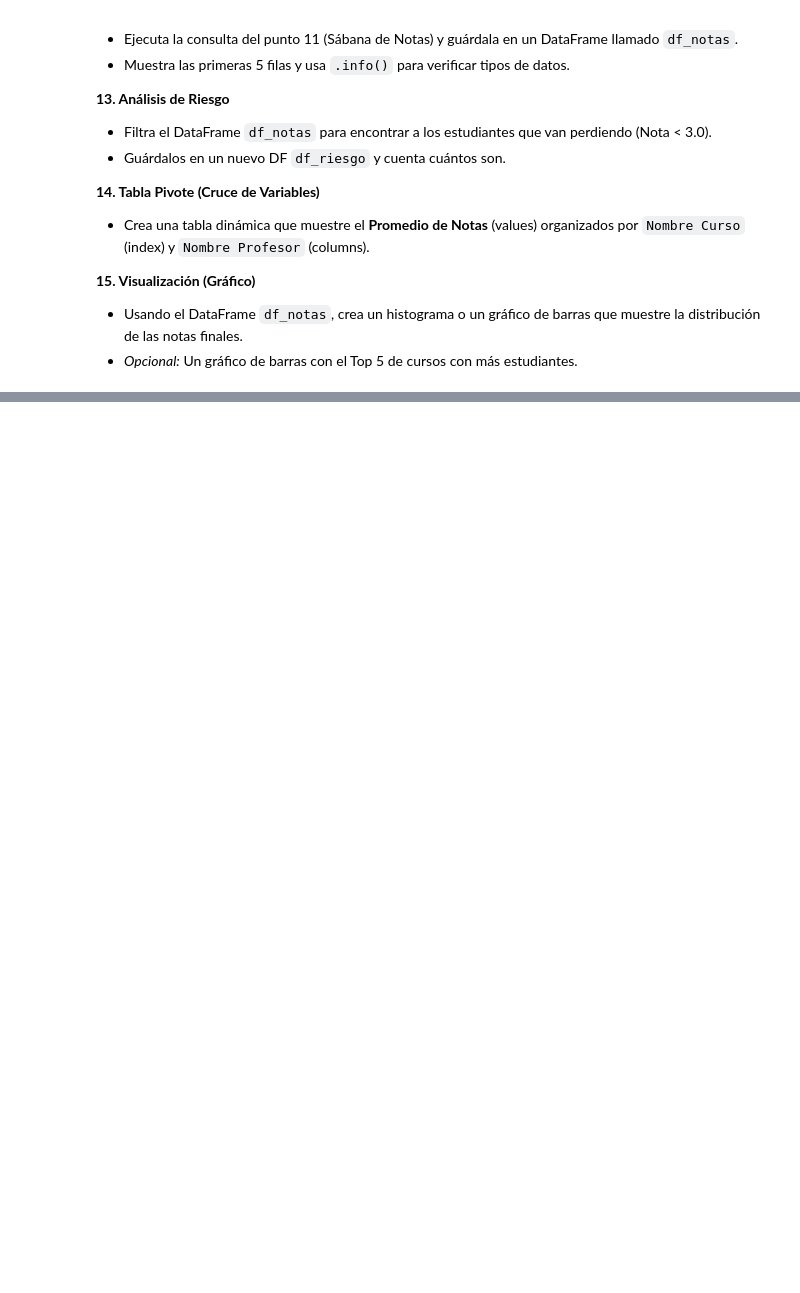
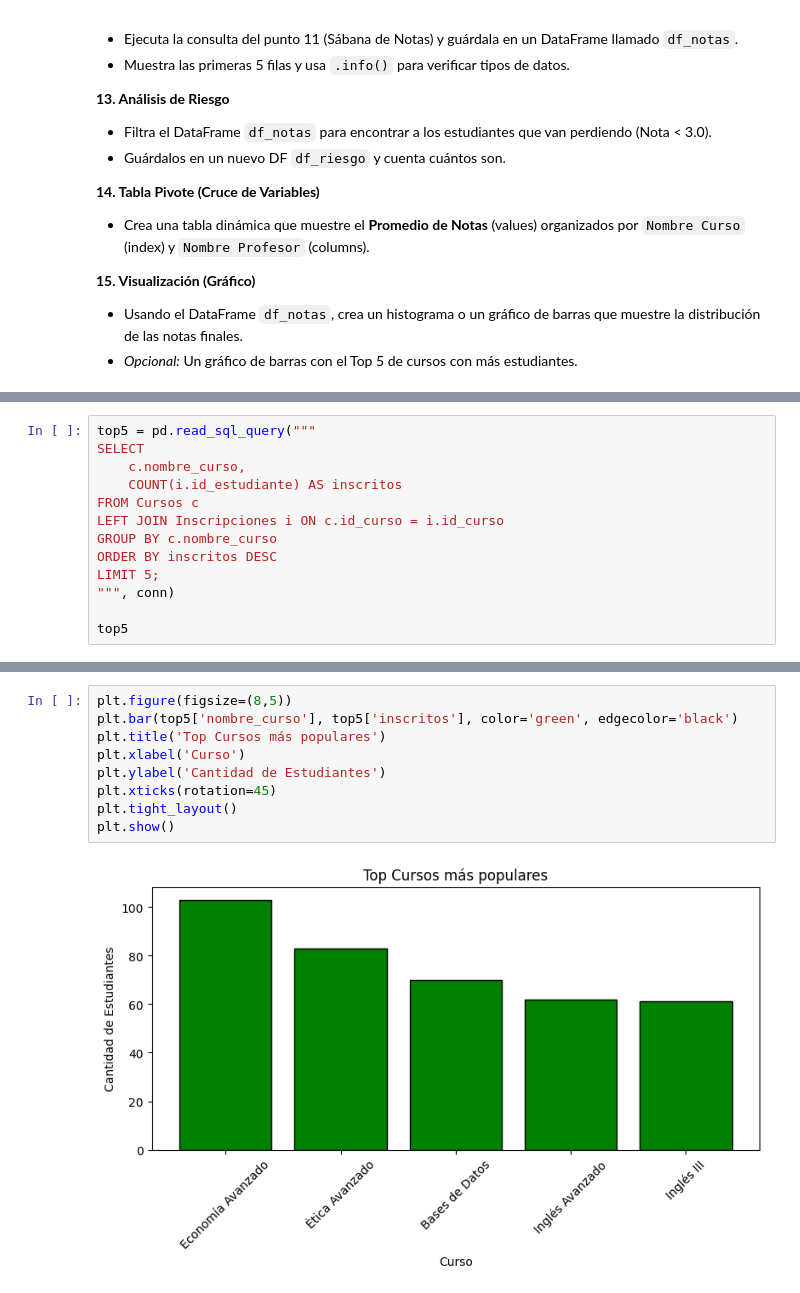
Before and after one commit to Sergiogarcialeo/ProyectoFinalUniversidades, a Jupyter notebook: Cuadernos/Examen.ipynb, the cells around one changed output, grey strips where cells are left out. Drawn from its saved outputs; the diff is of its cells as text; blank space fills up the shorter version.

```diff
--- a/Cuadernos/Examen.ipynb
+++ b/Cuadernos/Examen.ipynb
@@ -127,0 +479,13 @@ print("¡Examen Finalizado!")
+# %%
+top5 = pd.read_sql_query("""
+SELECT
+    c.nombre_curso,
+    COUNT(i.id_estudiante) AS inscritos
+FROM Cursos c
+LEFT JOIN Inscripciones i ON c.id_curso = i.id_curso
+GROUP BY c.nombre_curso
+ORDER BY inscritos DESC
+LIMIT 5;
+""", conn)
+
+top5
@@ -127,0 +499,11 @@ print("¡Examen Finalizado!")
+# %%
+plt.figure(figsize=(8,5))
+plt.bar(top5['nombre_curso'], top5['inscritos'], color='green', edgecolor='black')
+plt.title('Top Cursos más populares')
+plt.xlabel('Curso')
+plt.ylabel('Cantidad de Estudiantes')
+plt.xticks(rotation=45)
+plt.tight_layout()
+plt.show()
+# %% [output]
+[figure, added]
```
Also changed, not shown: parts of 28 cells of this notebook.
